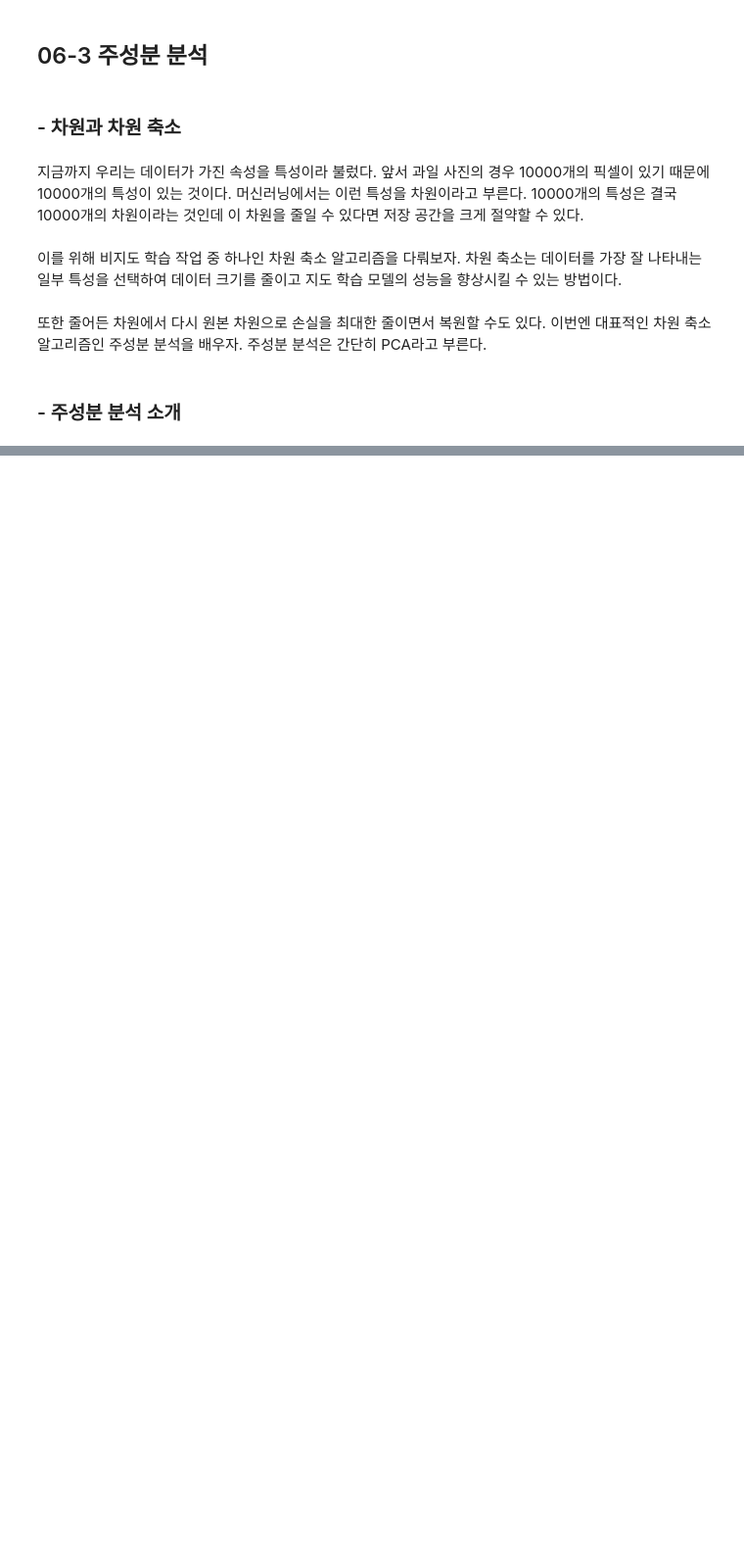
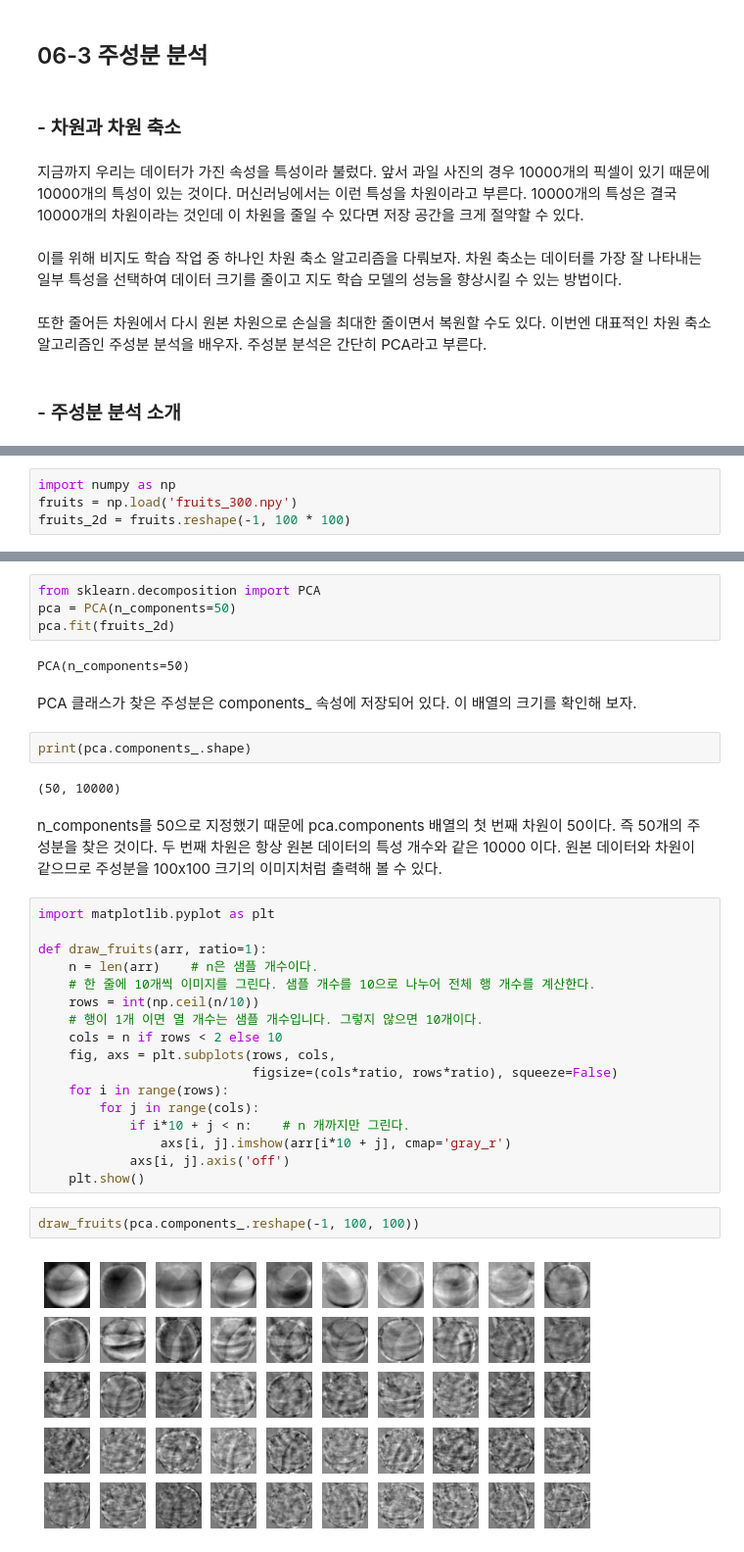
Before and after one commit to jaeyoon89/machinlearnig_deeplearning_study, a Jupyter notebook: mldl_ch6-3_principal_component_analysis.ipynb, the cells around one changed output, grey strips where cells are left out. Shown at 98% size. Saved outputs shown, nothing was run; the diff lists cells and outputs as text; blank space fills up the shorter version.

```diff
--- a/mldl_ch6-3_principal_component_analysis.ipynb
+++ b/mldl_ch6-3_principal_component_analysis.ipynb
@@ -18,0 +48,4 @@
+# %%
+import numpy as np
+fruits = np.load('fruits_300.npy')
+fruits_2d = fruits.reshape(-1, 100 * 100)
@@ -18,0 +54,35 @@
+# %%
+from sklearn.decomposition import PCA
+pca = PCA(n_components=50)
+pca.fit(fruits_2d)
+# %% [output]
+PCA(n_components=50)
+# %% [markdown]
+PCA 클래스가 찾은 주성분은 components_ 속성에 저장되어 있다. 이 배열의 크기를 확인해 보자.
+# %%
+print(pca.components_.shape)
+# %% [output]
+(50, 10000)
+# %% [markdown]
+n_components를 50으로 지정했기 때문에 pca.components 배열의 첫 번째 차원이 50이다. 즉 50개의 주성분을 찾은 것이다. 두 번째 차원은 항상 원본 데이터의 특성 개수와 같은 10000 이다. 원본 데이터와 차원이 같으므로 주성분을 100x100 크기의 이미지처럼 출력해 볼 수 있다.
+# %%
+import matplotlib.pyplot as plt
+
+def draw_fruits(arr, ratio=1):
+    n = len(arr)    # n은 샘플 개수이다.
+    # 한 줄에 10개씩 이미지를 그린다. 샘플 개수를 10으로 나누어 전체 행 개수를 계산한다.
+    rows = int(np.ceil(n/10))
+    # 행이 1개 이면 열 개수는 샘플 개수입니다. 그렇지 않으면 10개이다.
+    cols = n if rows < 2 else 10
+    fig, axs = plt.subplots(rows, cols,
+                            figsize=(cols*ratio, rows*ratio), squeeze=False)
+    for i in range(rows):
+        for j in range(cols):
+            if i*10 + j < n:    # n 개까지만 그린다.
+                axs[i, j].imshow(arr[i*10 + j], cmap='gray_r')
+            axs[i, j].axis('off')
+    plt.show()
+# %%
+draw_fruits(pca.components_.reshape(-1, 100, 100))
+# %% [output]
+[figure, added]
```
Also changed, not shown: parts of 24 cells of this notebook.
